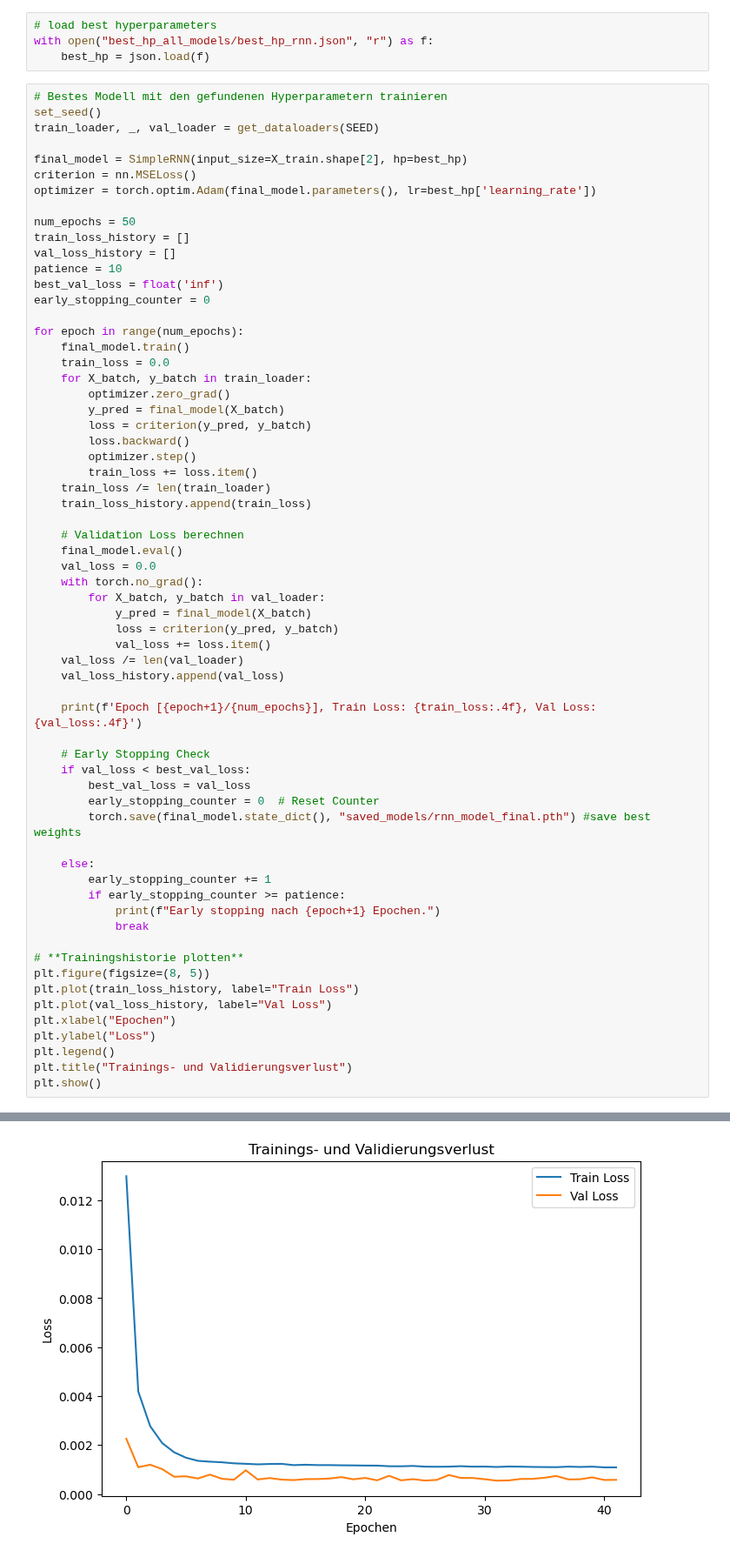
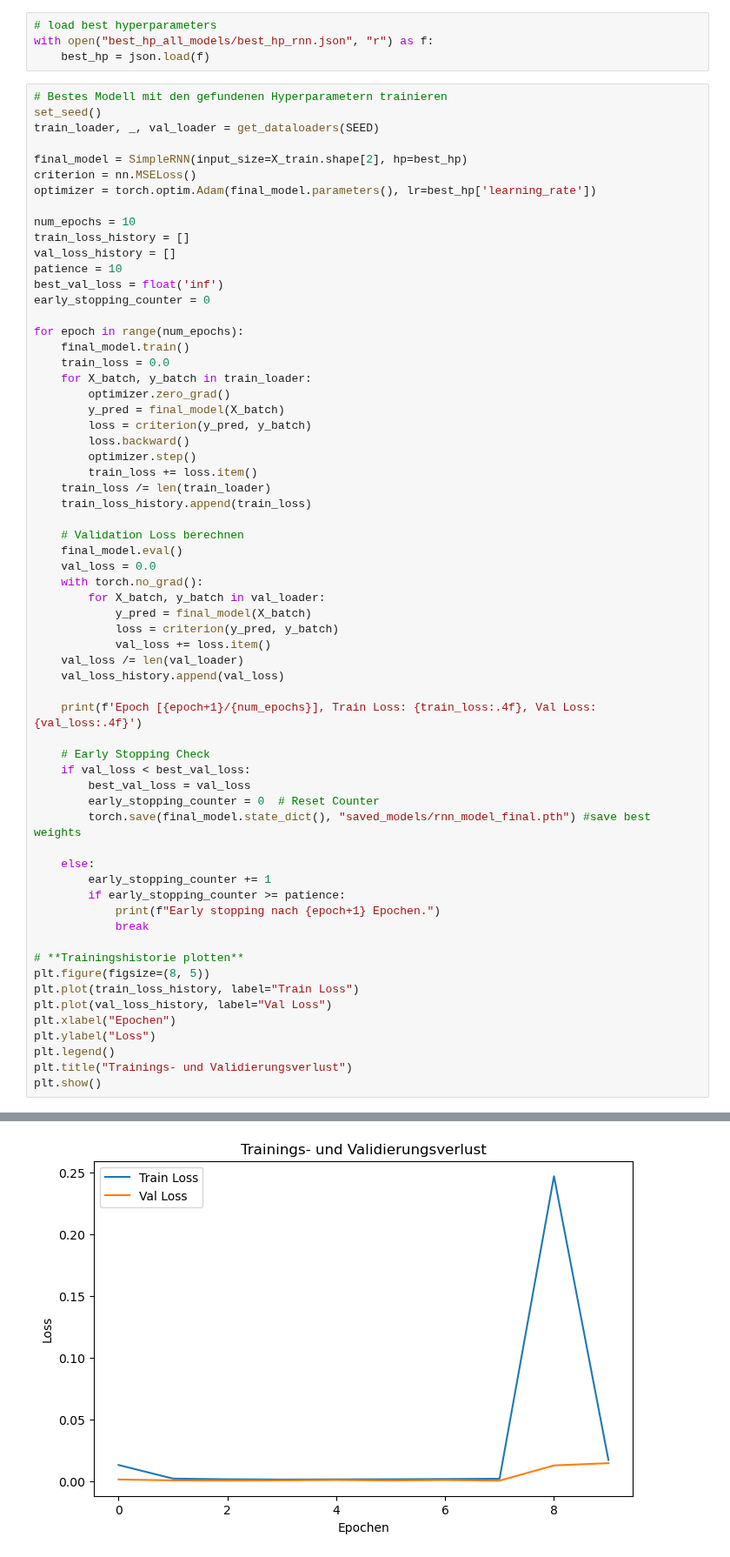
Before and after one commit to maxwebcloud/ep_forecasting, a Jupyter notebook: rnn_model_pytorch.ipynb, the cells around one changed output, grey strips where cells are left out. Shown at 87% size. Saved outputs shown, nothing was run; the diff lists cells and outputs as text.

```diff
--- a/rnn_model_pytorch.ipynb
+++ b/rnn_model_pytorch.ipynb
@@ -270,7 +267,7 @@ final_model = SimpleRNN(input_size=X_train.shape[2], hp=best_hp)
 criterion = nn.MSELoss()
 optimizer = torch.optim.Adam(final_model.parameters(), lr=best_hp['learning_rate'])
 
-num_epochs = 50
+num_epochs = 10
 train_loss_history = []
 val_loss_history = []
 patience = 10
@@ -345,4 +335,4 @@ Early stopping nach 42 Epochen.
-[figure, old version]
+[figure, new version]
 # %%
 # load trained model
 rnn_final = SimpleRNN(input_size=X_train.shape[2], hp=best_hp)
```
Also changed, not shown: parts of 7 cells of this notebook, 2 other files.
